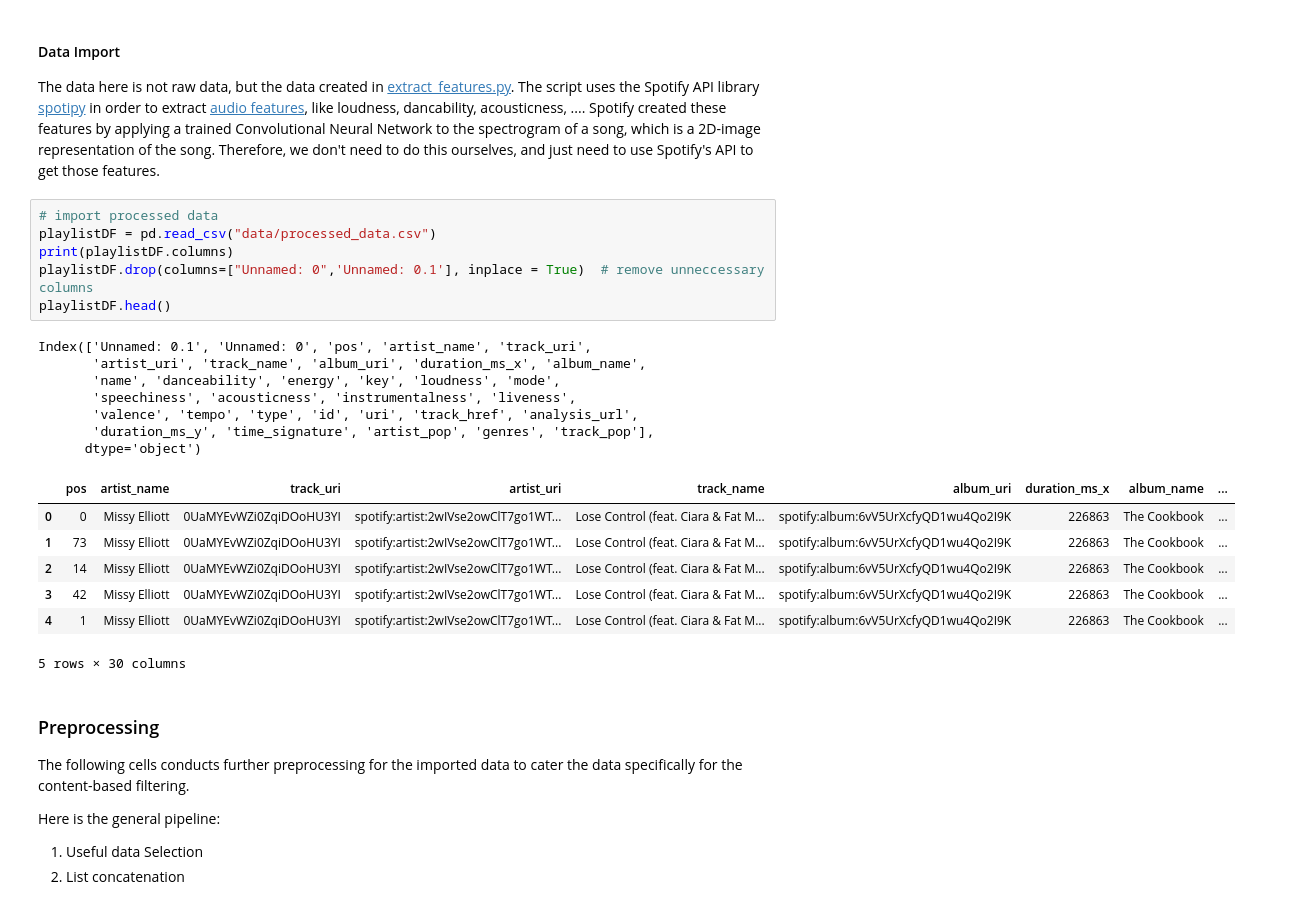
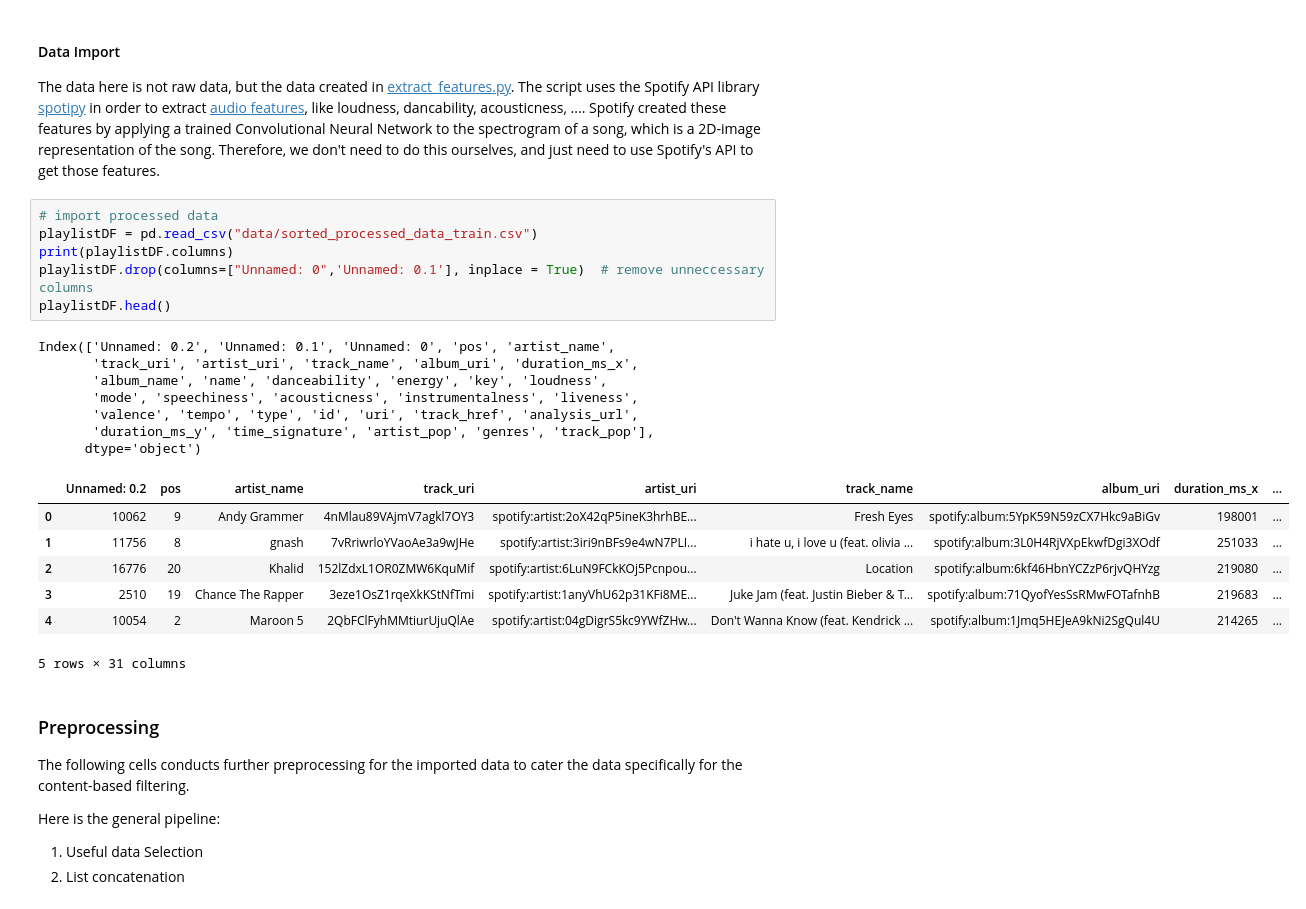
Before and after one commit to marja-w/mms-project-23, a Jupyter notebook: recommender_model/content_based_recsys.ipynb, the cells around one changed output. Saved outputs shown, nothing was run; the diff lists cells and outputs as text.

Commit message:
Update both model notebooks and start loading data for evaluation

```diff
--- a/recommender_model/content_based_recsys.ipynb
+++ b/recommender_model/content_based_recsys.ipynb
@@ -56,25 +58,25 @@ import re
 The data here is not raw data, but the data created in [extract_features.py](extract_features.py). The script uses the Spotify API library [spotipy](https://spotipy.readthedocs.io/en/2.22.1/?highlight=sp%20audio_features#spotipy.client.Spotify.audio_features) in order to extract [audio features](https://developer.spotify.com/documentation/web-api/reference/get-audio-features), like loudness, dancability, acousticness, .... Spotify created these features by applying a trained Convolutional Neural Network to the spectrogram of a song, which is a 2D-image representation of the song. Therefore, we don't need to do this ourselves, and just need to use Spotify's API to get those features.
 # %%
 # import processed data
-playlistDF = pd.read_csv("data/processed_data.csv")
+playlistDF = pd.read_csv("data/sorted_processed_data_train.csv")
 print(playlistDF.columns)
 playlistDF.drop(columns=["Unnamed: 0",'Unnamed: 0.1'], inplace = True)  # remove unneccessary columns
 playlistDF.head()
 # %% [output]
-Index(['Unnamed: 0.1', 'Unnamed: 0', 'pos', 'artist_name', 'track_uri',
-       'artist_uri', 'track_name', 'album_uri', 'duration_ms_x', 'album_name',
-       'name', 'danceability', 'energy', 'key', 'loudness', 'mode',
-       'speechiness', 'acousticness', 'instrumentalness', 'liveness',
+Index(['Unnamed: 0.2', 'Unnamed: 0.1', 'Unnamed: 0', 'pos', 'artist_name',
+       'track_uri', 'artist_uri', 'track_name', 'album_uri', 'duration_ms_x',
+       'album_name', 'name', 'danceability', 'energy', 'key', 'loudness',
+       'mode', 'speechiness', 'acousticness', 'instrumentalness', 'liveness',
        'valence', 'tempo', 'type', 'id', 'uri', 'track_href', 'analysis_url',
        'duration_ms_y', 'time_signature', 'artist_pop', 'genres', 'track_pop'],
       dtype='object')
-|  | pos | artist_name | track_uri | artist_uri | track_name | album_uri | duration_ms_x | album_name | ... |
-| 0 | 0 | Missy Elliott | 0UaMYEvWZi0ZqiDOoHU3YI | spotify:artist:2wIVse2owClT7go1WT... | Lose Control (feat. Ciara & Fat M... | spotify:album:6vV5UrXcfyQD1wu4Qo2I9K | 226863 | The Cookbook | ... |
-| 1 | 73 | Missy Elliott | 0UaMYEvWZi0ZqiDOoHU3YI | spotify:artist:2wIVse2owClT7go1WT... | Lose Control (feat. Ciara & Fat M... | spotify:album:6vV5UrXcfyQD1wu4Qo2I9K | 226863 | The Cookbook | ... |
-| 2 | 14 | Missy Elliott | 0UaMYEvWZi0ZqiDOoHU3YI | spotify:artist:2wIVse2owClT7go1WT... | Lose Control (feat. Ciara & Fat M... | spotify:album:6vV5UrXcfyQD1wu4Qo2I9K | 226863 | The Cookbook | ... |
-| 3 | 42 | Missy Elliott | 0UaMYEvWZi0ZqiDOoHU3YI | spotify:artist:2wIVse2owClT7go1WT... | Lose Control (feat. Ciara & Fat M... | spotify:album:6vV5UrXcfyQD1wu4Qo2I9K | 226863 | The Cookbook | ... |
-| 4 | 1 | Missy Elliott | 0UaMYEvWZi0ZqiDOoHU3YI | spotify:artist:2wIVse2owClT7go1WT... | Lose Control (feat. Ciara & Fat M... | spotify:album:6vV5UrXcfyQD1wu4Qo2I9K | 226863 | The Cookbook | ... |
+|  | Unnamed: 0.2 | pos | artist_name | track_uri | artist_uri | track_name | album_uri | duration_ms_x | ... |
+| 0 | 10062 | 9 | Andy Grammer | 4nMlau89VAjmV7agkl7OY3 | spotify:artist:2oX42qP5ineK3hrhBE... | Fresh Eyes | spotify:album:5YpK59N59zCX7Hkc9aBiGv | 198001 | ... |
+| 1 | 11756 | 8 | gnash | 7vRriwrloYVaoAe3a9wJHe | spotify:artist:3iri9nBFs9e4wN7PLI... | i hate u, i love u (feat. olivia ... | spotify:album:3L0H4RjVXpEkwfDgi3XOdf | 251033 | ... |
+| 2 | 16776 | 20 | Khalid | 152lZdxL1OR0ZMW6KquMif | spotify:artist:6LuN9FCkKOj5Pcnpou... | Location | spotify:album:6kf46HbnYCZzP6rjvQHYzg | 219080 | ... |
+| 3 | 2510 | 19 | Chance The Rapper | 3eze1OsZ1rqeXkKStNfTmi | spotify:artist:1anyVhU62p31KFi8ME... | Juke Jam (feat. Justin Bieber & T... | spotify:album:71QyofYesSsRMwFOTafnhB | 219683 | ... |
+| 4 | 10054 | 2 | Maroon 5 | 2QbFClFyhMMtiurUjuQlAe | spotify:artist:04gDigrS5kc9YWfZHw... | Don't Wanna Know (feat. Kendrick ... | spotify:album:1Jmq5HEJeA9kNi2SgQul4U | 214265 | ... |
-5 rows × 30 columns
+5 rows × 31 columns
 # %% [markdown]
 ### Preprocessing
 
```
Also changed, not shown: parts of 16 cells of this notebook, 3 other files.
